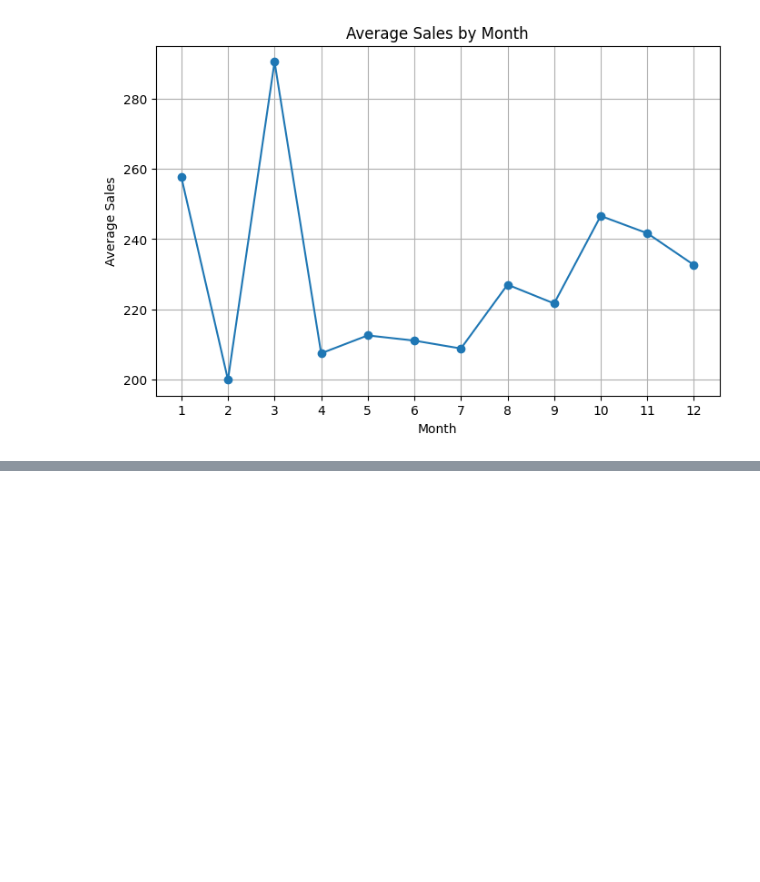
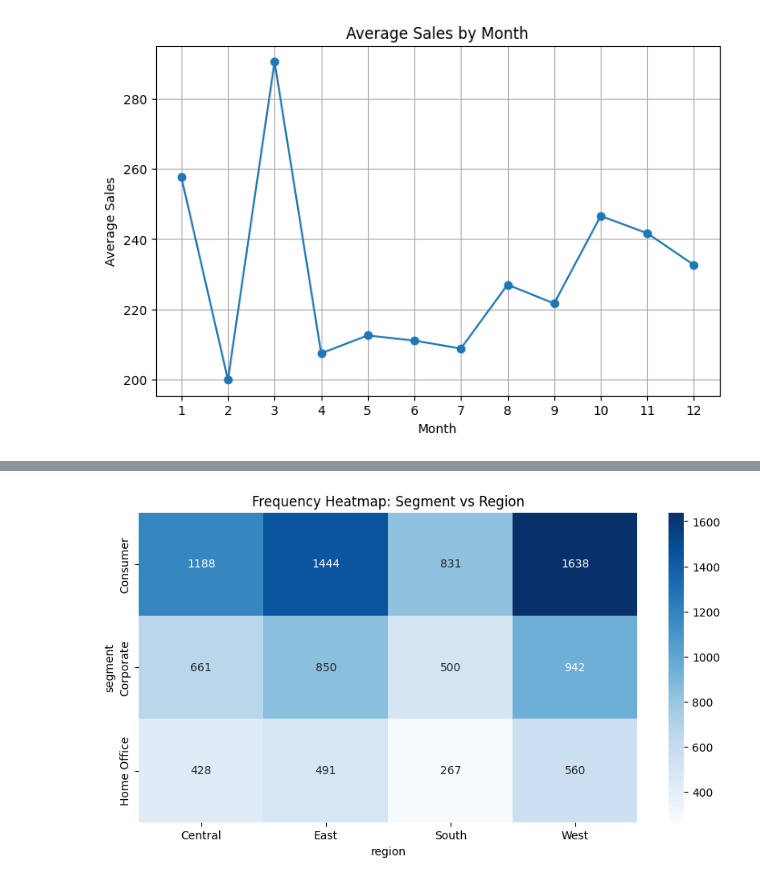
Before and after one commit to HelenaGomezV/superstore-sales-forecasting-final-project, a Jupyter notebook: notebooks/01_EDA_and_Price_Forecasting.ipynb, the cells around one changed output, grey strips where cells are left out. Drawn from its saved outputs; the diff is of its cells as text; code cells hidden in the pictures; blank space fills up the shorter version.

```diff
--- a/notebooks/01_EDA_and_Price_Forecasting.ipynb
+++ b/notebooks/01_EDA_and_Price_Forecasting.ipynb
@@ -397,0 +499,7 @@ plt.show()
+# %%
+# Heatmap de frecuencias
+sns.heatmap(ct_segment_region, annot=True, fmt='d', cmap='Blues')
+plt.title('Frequency Heatmap: Segment vs Region')
+plt.show()
+# %% [output]
+[figure, added]
```
Also changed, not shown: parts of 13 cells of this notebook, 2 other files.
